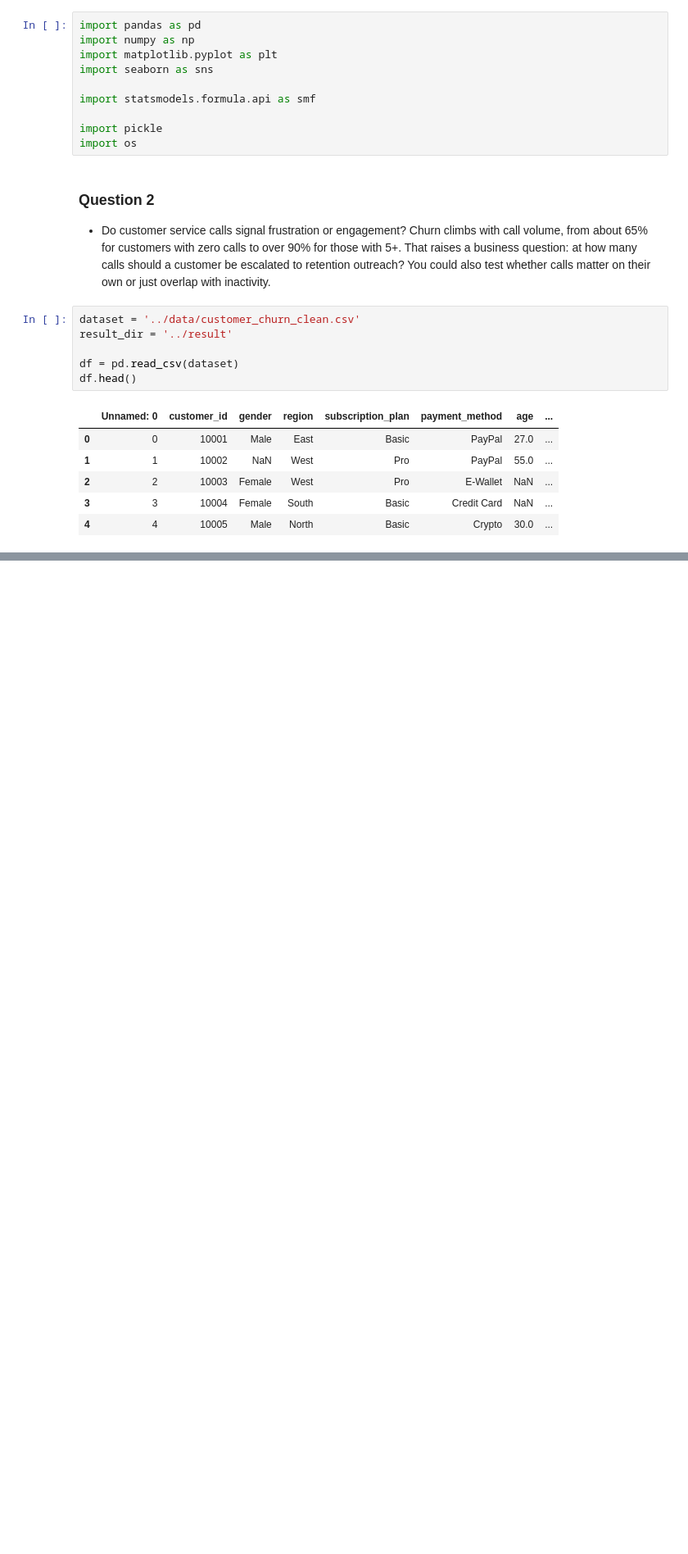
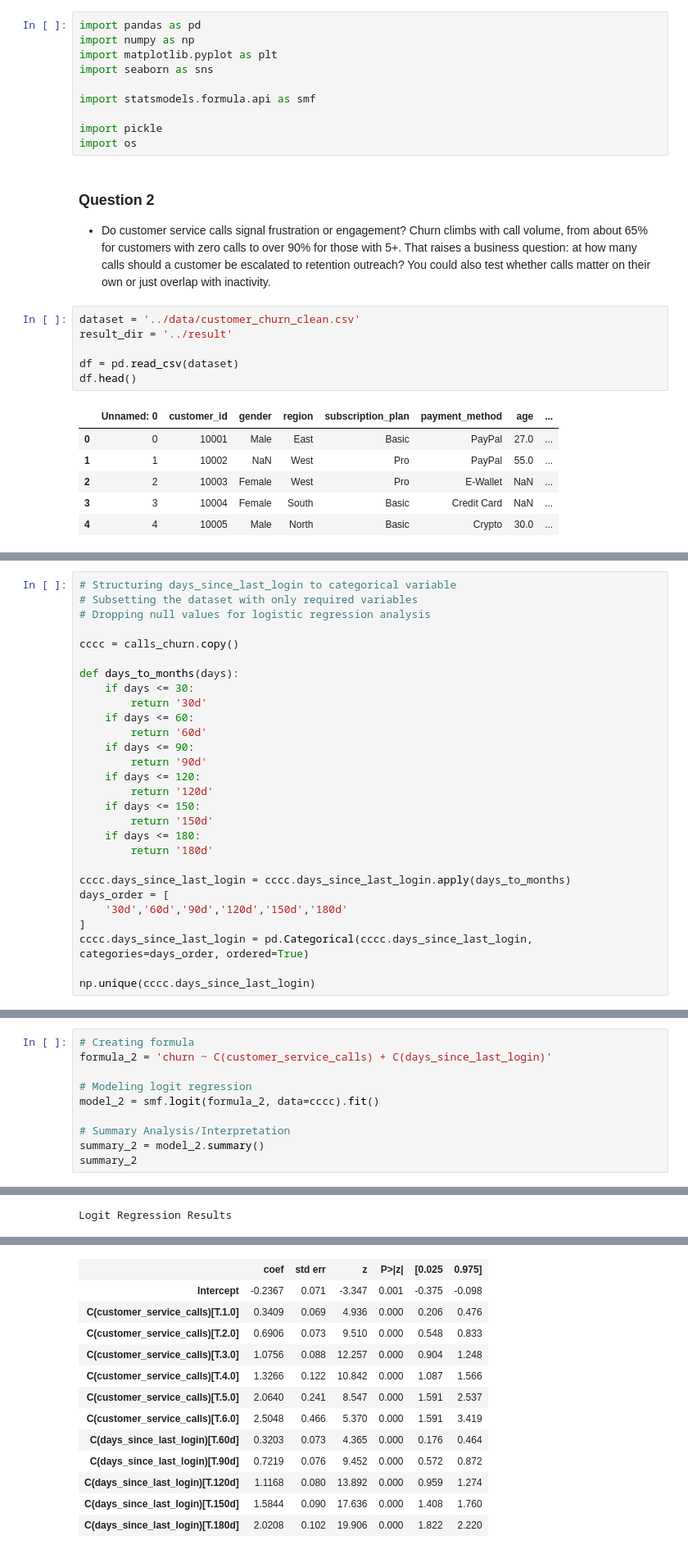
Before and after one commit to JL-Moreno021/Customer-Churn-Audit, a Jupyter notebook: Calls_Inactivity_Churn_Analysis/Calls_Inactivity_Churn_Analysis.ipynb, the cells around one changed output, grey strips where cells are left out. Shown at 82% size. Drawn from its saved outputs; the diff is of its cells as text; blank space fills up the shorter version.

```diff
--- a/Calls_Inactivity_Churn_Analysis/Calls_Inactivity_Churn_Analysis.ipynb
+++ b/Calls_Inactivity_Churn_Analysis/Calls_Inactivity_Churn_Analysis.ipynb
@@ -55,0 +225,28 @@ cc_rate
+# %%
+# Structuring days_since_last_login to categorical variable
+# Subsetting the dataset with only required variables
+# Dropping null values for logistic regression analysis
+
+cccc = calls_churn.copy()
+
+def days_to_months(days):
+    if days <= 30:
+        return '30d'
+    if days <= 60:
+        return '60d'
+    if days <= 90:
+        return '90d'
+    if days <= 120:
+        return '120d'
+    if days <= 150:
+        return '150d'
+    if days <= 180:
+        return '180d'
+
+cccc.days_since_last_login = cccc.days_since_last_login.apply(days_to_months)
+days_order = [
+    '30d','60d','90d','120d','150d','180d'
+]
+cccc.days_since_last_login = pd.Categorical(cccc.days_since_last_login, categories=days_order, ordered=True)
+
+np.unique(cccc.days_since_last_login)
@@ -55,0 +263,11 @@ cc_rate
+# %%
+# Creating formula
+formula_2 = 'churn ~ C(customer_service_calls) + C(days_since_last_login)'
+
+# Modeling logit regression
+model_2 = smf.logit(formula_2, data=cccc).fit()
+
+# Summary Analysis/Interpretation
+summary_2 = model_2.summary()
+summary_2
+# %% [output]
@@ -55,0 +277 @@ cc_rate
+Logit Regression Results
@@ -55,0 +285,13 @@ cc_rate
+|  | coef | std err | z | P>|z| | [0.025 | 0.975] |
+| Intercept | -0.2367 | 0.071 | -3.347 | 0.001 | -0.375 | -0.098 |
+| C(customer_service_calls)[T.1.0] | 0.3409 | 0.069 | 4.936 | 0.000 | 0.206 | 0.476 |
+| C(customer_service_calls)[T.2.0] | 0.6906 | 0.073 | 9.510 | 0.000 | 0.548 | 0.833 |
+| C(customer_service_calls)[T.3.0] | 1.0756 | 0.088 | 12.257 | 0.000 | 0.904 | 1.248 |
+| C(customer_service_calls)[T.4.0] | 1.3266 | 0.122 | 10.842 | 0.000 | 1.087 | 1.566 |
+| C(customer_service_calls)[T.5.0] | 2.0640 | 0.241 | 8.547 | 0.000 | 1.591 | 2.537 |
+| C(customer_service_calls)[T.6.0] | 2.5048 | 0.466 | 5.370 | 0.000 | 1.591 | 3.419 |
+| C(days_since_last_login)[T.60d] | 0.3203 | 0.073 | 4.365 | 0.000 | 0.176 | 0.464 |
+| C(days_since_last_login)[T.90d] | 0.7219 | 0.076 | 9.452 | 0.000 | 0.572 | 0.872 |
+| C(days_since_last_login)[T.120d] | 1.1168 | 0.080 | 13.892 | 0.000 | 0.959 | 1.274 |
+| C(days_since_last_login)[T.150d] | 1.5844 | 0.090 | 17.636 | 0.000 | 1.408 | 1.760 |
+| C(days_since_last_login)[T.180d] | 2.0208 | 0.102 | 19.906 | 0.000 | 1.822 | 2.220 |
```
Also changed, not shown: parts of 37 cells of this notebook, 2 other files.
